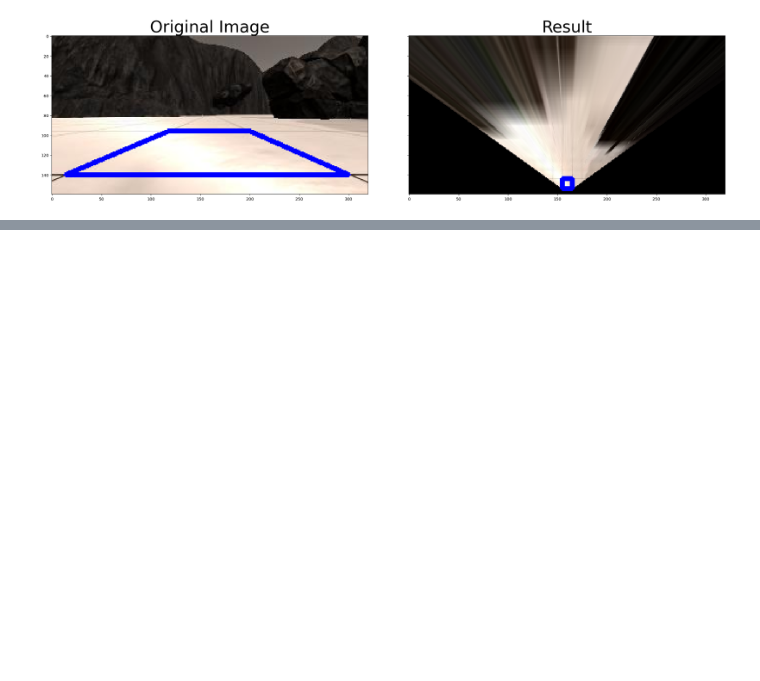
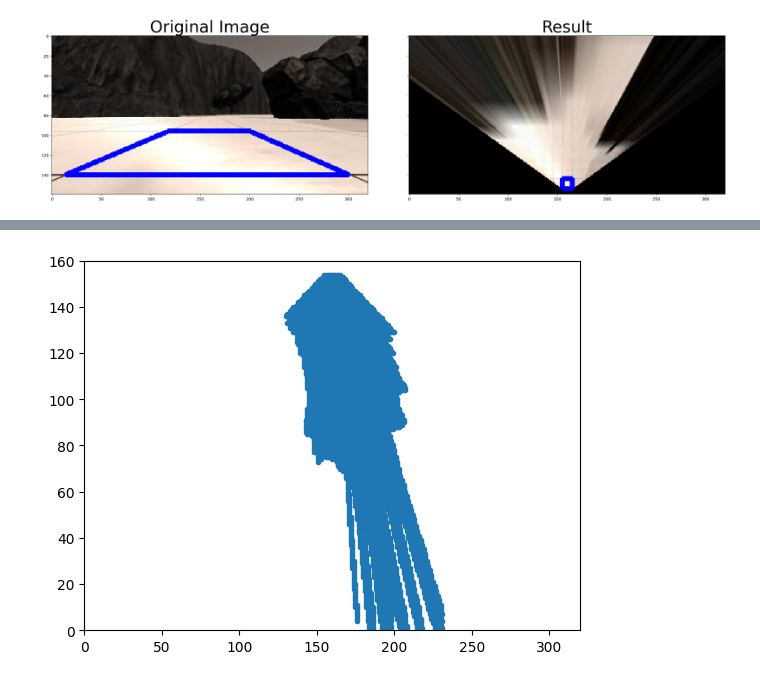
Before and after one commit to Hickman10/sample_rover, a Jupyter notebook: this.ipynb, the cells around one changed output, grey strips where cells are left out. Saved outputs shown, nothing was run; the diff lists cells and outputs as text; code cells hidden in the pictures; blank space fills up the shorter version.

```diff
--- a/this.ipynb
+++ b/this.ipynb
@@ -136,0 +160,12 @@ plt.show() # Uncomment if running on your local machine
+# %%
+# Next is to extract the pixel positions of all navigable terrain (white) pixels and then transform
+# those values to "rover-centric" coordinates, meaning a coordinate frame where the rover camera
+# is at (x, y) = (0, 0).
+
+ypos, xpos = colorsel.nonzero()
+plt.plot(xpos, ypos, '.')
+plt.xlim(0, 320)
+plt.ylim(0,160)
+plt.show()
+# %% [output]
+[figure, added]
```
Also changed, not shown: parts of 6 cells of this notebook.
